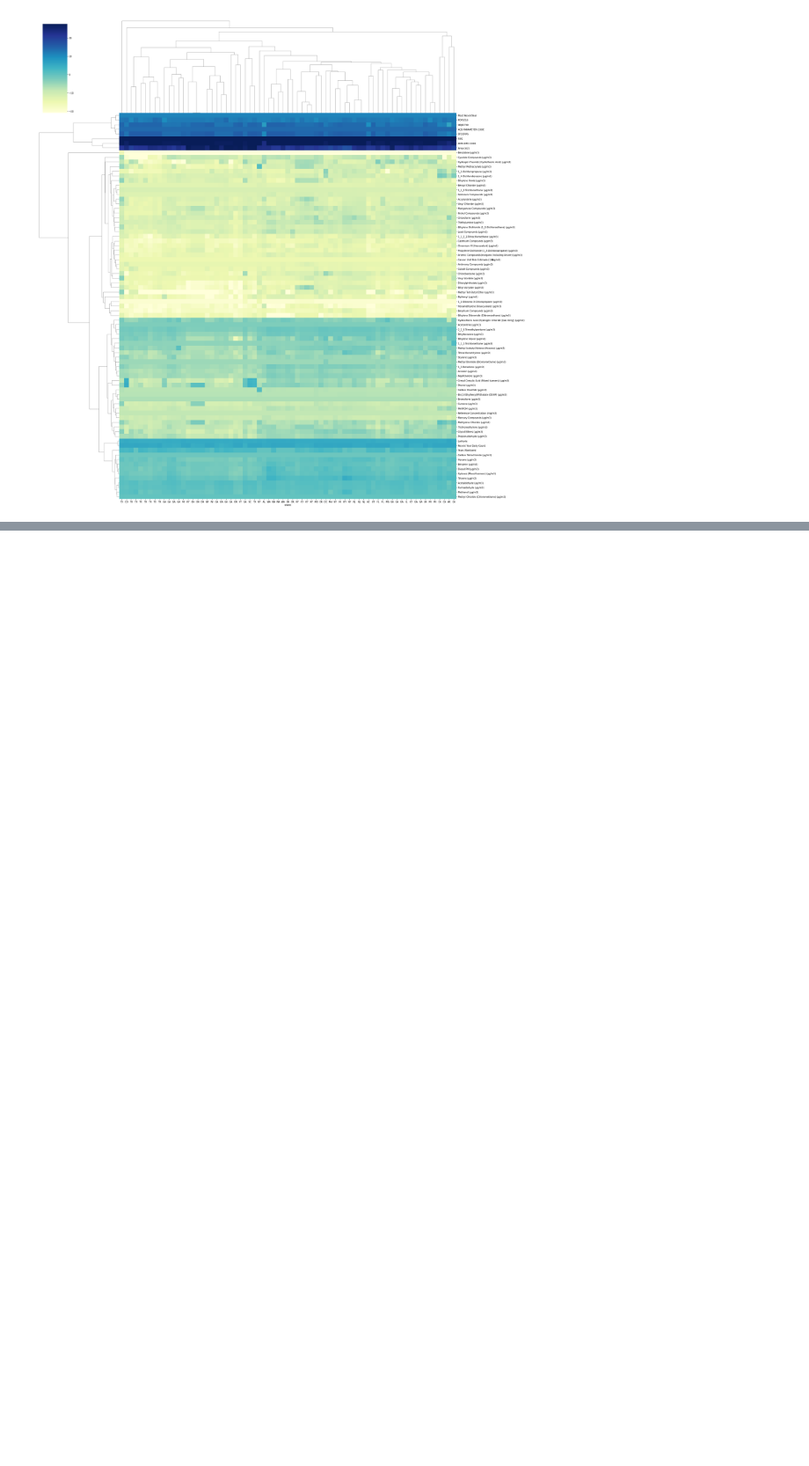
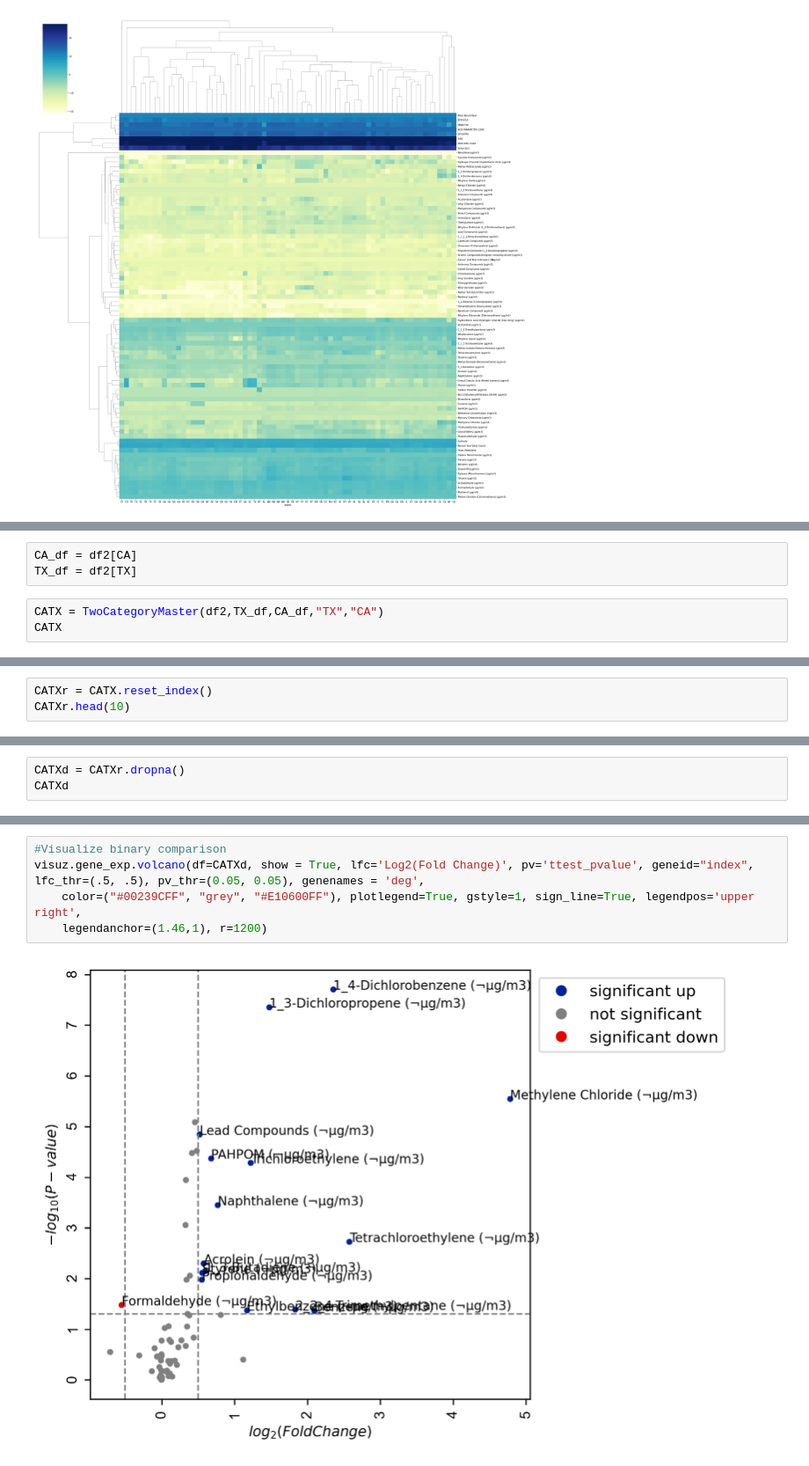
Before and after one commit to ProfOak7/Tutorials, a Jupyter notebook: EPA_Public_Data1.ipynb, the cells around one changed output, grey strips where cells are left out. Shown at 88% size. Cells and saved outputs as stored; diff of their text form; blank space fills up the shorter version.

```diff
--- a/EPA_Public_Data1.ipynb
+++ b/EPA_Public_Data1.ipynb
@@ -374,0 +684,6 @@ sns.clustermap(df_chill, robust = True, figsize=(30,30), cmap = "YlGnBu")
+# %%
+CA_df = df2[CA]
+TX_df = df2[TX]
+# %%
+CATX = TwoCategoryMaster(df2,TX_df,CA_df,"TX","CA")
+CATX
@@ -374,0 +710,3 @@ sns.clustermap(df_chill, robust = True, figsize=(30,30), cmap = "YlGnBu")
+# %%
+CATXr = CATX.reset_index()
+CATXr.head(10)
@@ -374,0 +726,3 @@ sns.clustermap(df_chill, robust = True, figsize=(30,30), cmap = "YlGnBu")
+# %%
+CATXd = CATXr.dropna()
+CATXd
@@ -374,0 +748,7 @@ sns.clustermap(df_chill, robust = True, figsize=(30,30), cmap = "YlGnBu")
+# %%
+#Visualize binary comparison
+visuz.gene_exp.volcano(df=CATXd, show = True, lfc='Log2(Fold Change)', pv='ttest_pvalue', geneid="index", lfc_thr=(.5, .5), pv_thr=(0.05, 0.05), genenames = 'deg',
+    color=("#00239CFF", "grey", "#E10600FF"), plotlegend=True, gstyle=1, sign_line=True, legendpos='upper right',
+    legendanchor=(1.46,1), r=1200)
+# %% [output]
+[figure, added]
```
Also changed, not shown: parts of 39 cells of this notebook.
